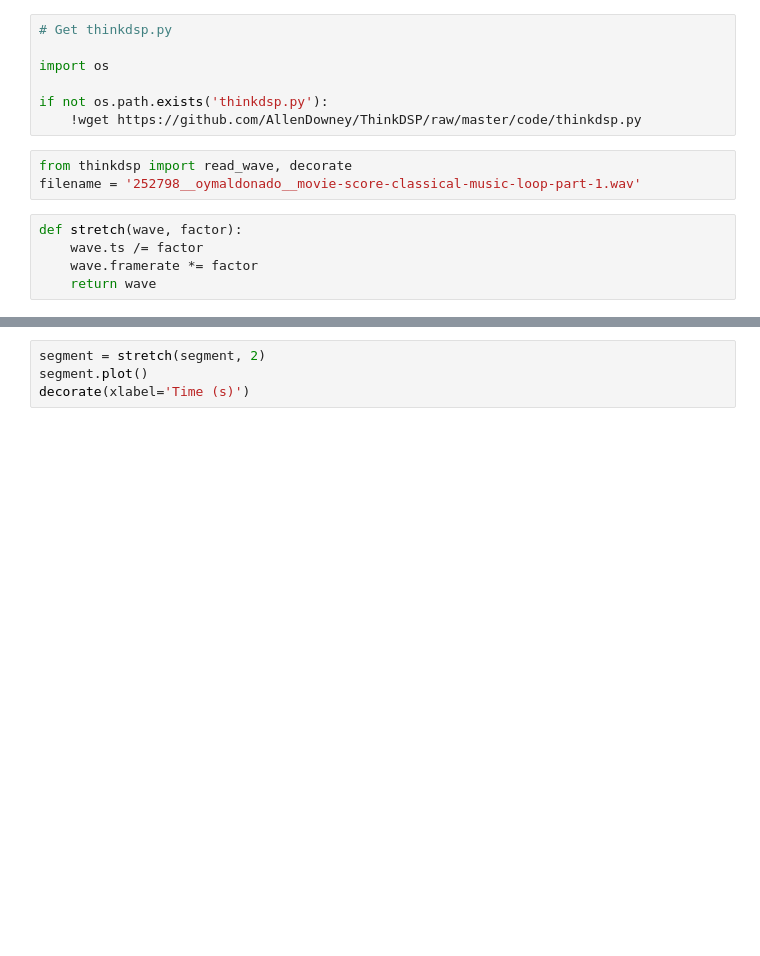
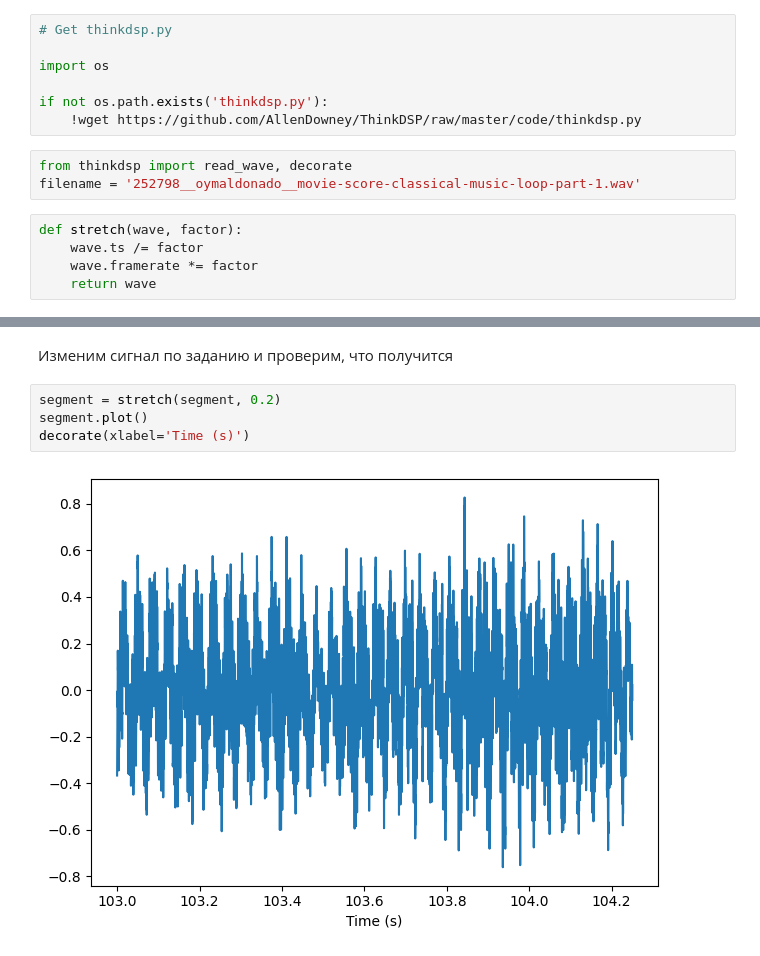
Before and after one commit to Ristavor/ThinkDSP, a Jupyter notebook: code/lab1.4.ipynb, the cells around one changed output, grey strips where cells are left out. Saved outputs shown, nothing was run; the diff lists cells and outputs as text; blank space fills up the shorter version.

```diff
--- a/code/lab1.4.ipynb
+++ b/code/lab1.4.ipynb
@@ -25,6 +29,10 @@ segment.make_audio()
+# %% [markdown]
+Изменим сигнал по заданию и проверим, что получится
 # %%
-segment = stretch(segment, 2)
+segment = stretch(segment, 0.2)
 segment.plot()
 decorate(xlabel='Time (s)')
+# %% [output]
+[figure, added]
 # %%
 segment.make_audio()
```
Also changed, not shown: parts of 4 cells of this notebook, 5 other files.
